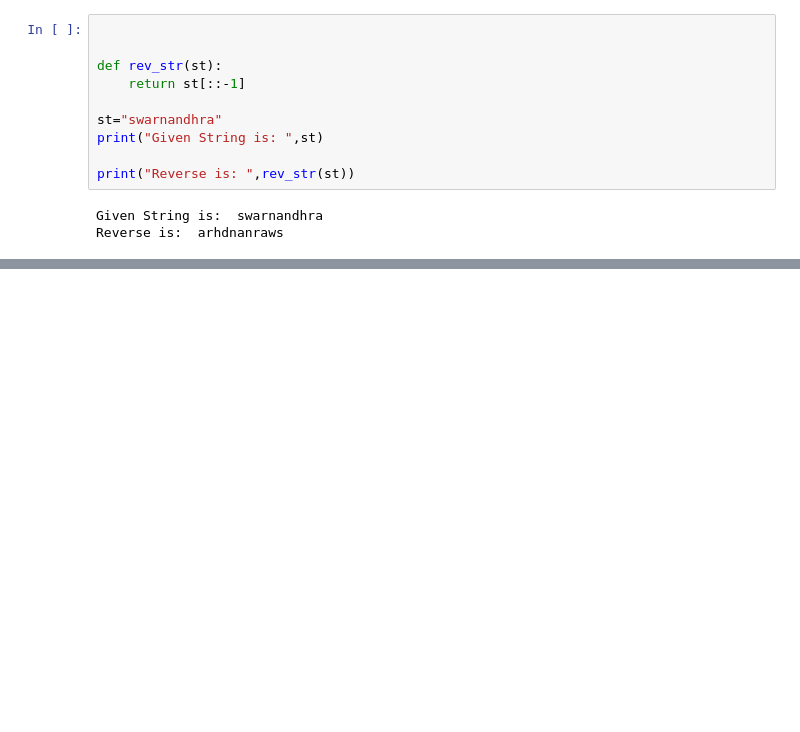
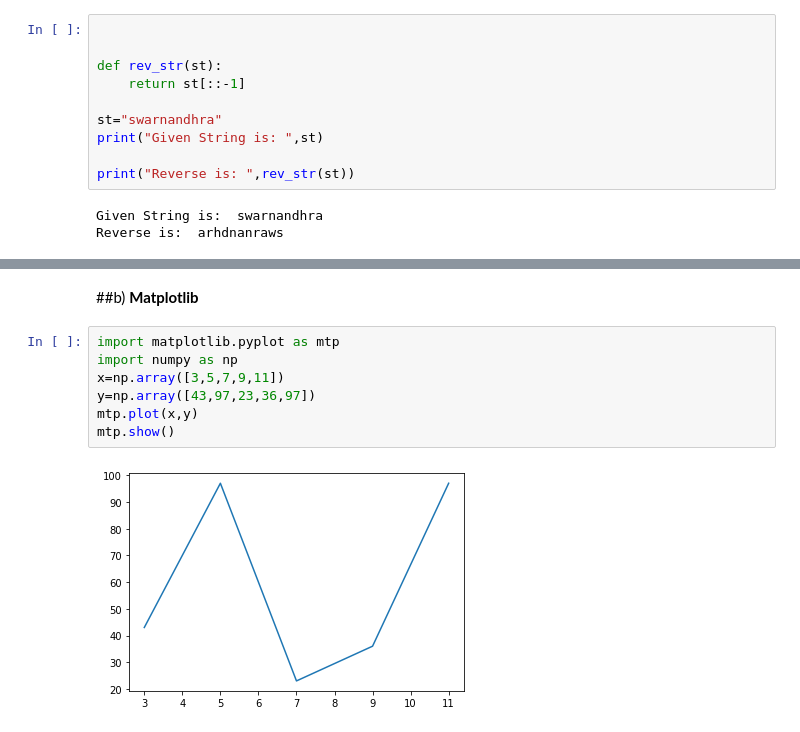
Before and after one commit to sruthipuvvada/Python-Lab, a Jupyter notebook: 19A21B0552_Python_Programming_Lab.ipynb, the cells around one changed output, grey strips where cells are left out. Drawn from its saved outputs; the diff is of its cells as text; blank space fills up the shorter version.

```diff
--- a/19A21B0552_Python_Programming_Lab.ipynb
+++ b/19A21B0552_Python_Programming_Lab.ipynb
@@ -880,0 +1362,11 @@ Reverse is:  arhdnanraws
+# %% [markdown]
+##b) **Matplotlib**
+# %%
+import matplotlib.pyplot as mtp
+import numpy as np
+x=np.array([3,5,7,9,11])
+y=np.array([43,97,23,36,97])
+mtp.plot(x,y)
+mtp.show()
+# %% [output]
+[figure, added]
```
Also changed, not shown: parts of 79 cells of this notebook.
